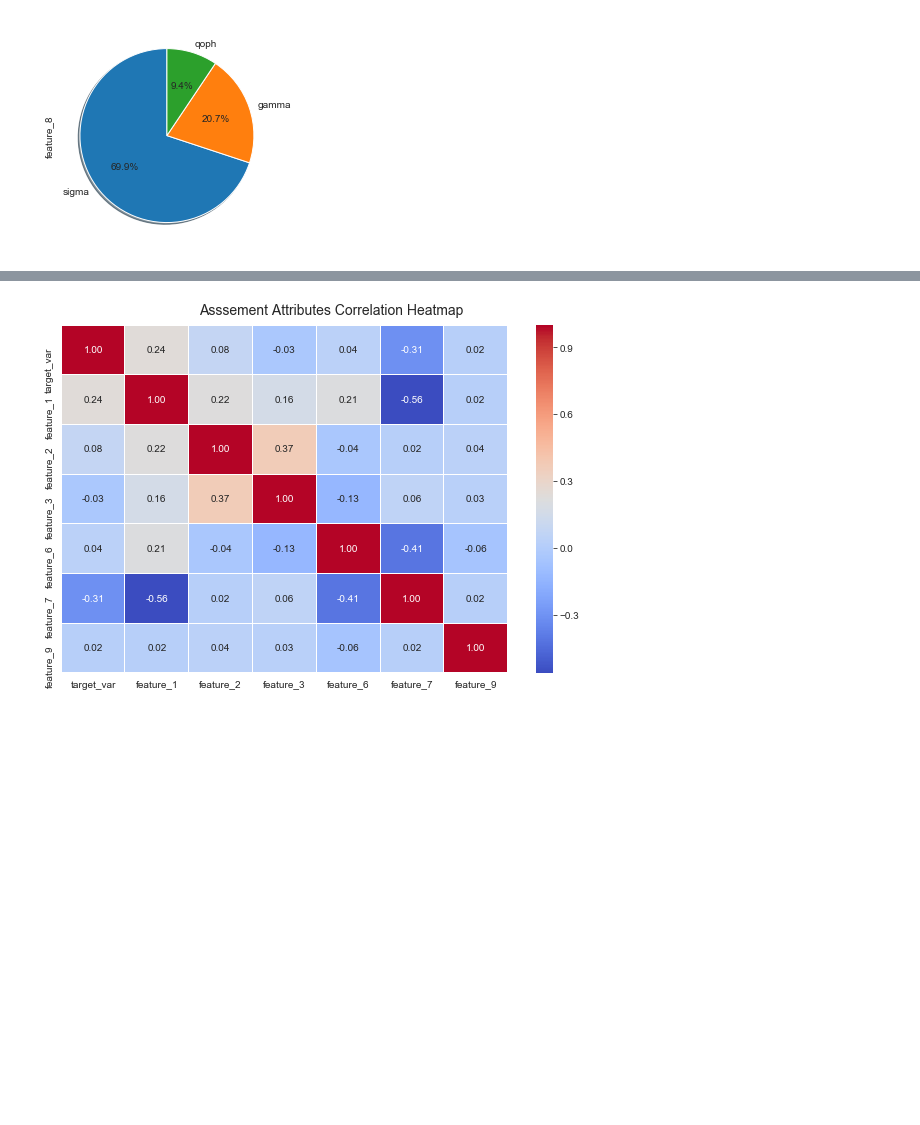
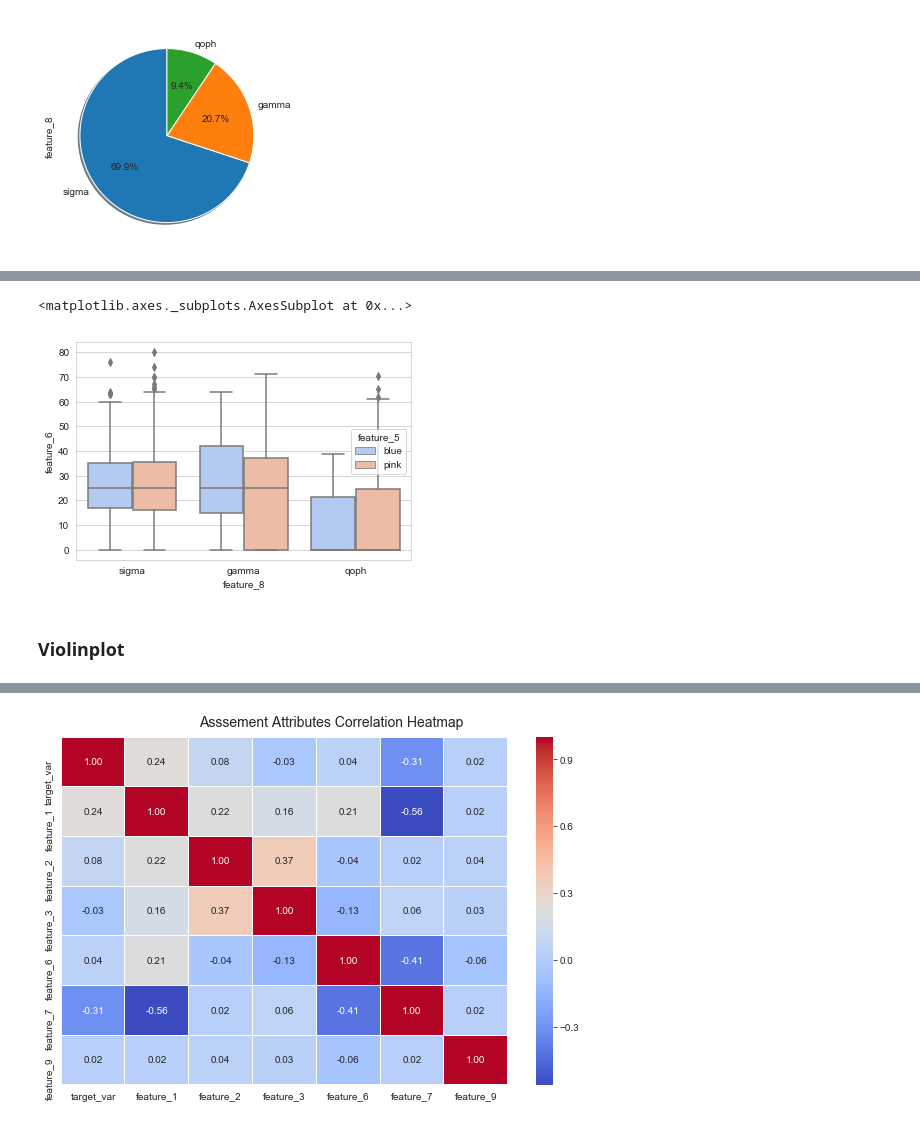
Before and after one commit to Sebolaishi/Data-Science, a Jupyter notebook: Assessment.ipynb, the cells around one changed output, grey strips where cells are left out. Cells and saved outputs as stored; diff of their text form; code cells hidden in the pictures; blank space fills up the shorter version.

```diff
--- a/Assessment.ipynb
+++ b/Assessment.ipynb
@@ -94,0 +126,7 @@ mat.gca().set_aspect('equal')
+# %%
+sns.boxplot(x="feature_8", y="feature_6", hue="feature_5",data=data, palette="coolwarm")
+# %% [output]
+<matplotlib.axes._subplots.AxesSubplot at 0x...>
+[figure, added]
+# %% [markdown]
+### Violinplot
```
Also changed, not shown: parts of 60 cells of this notebook.
